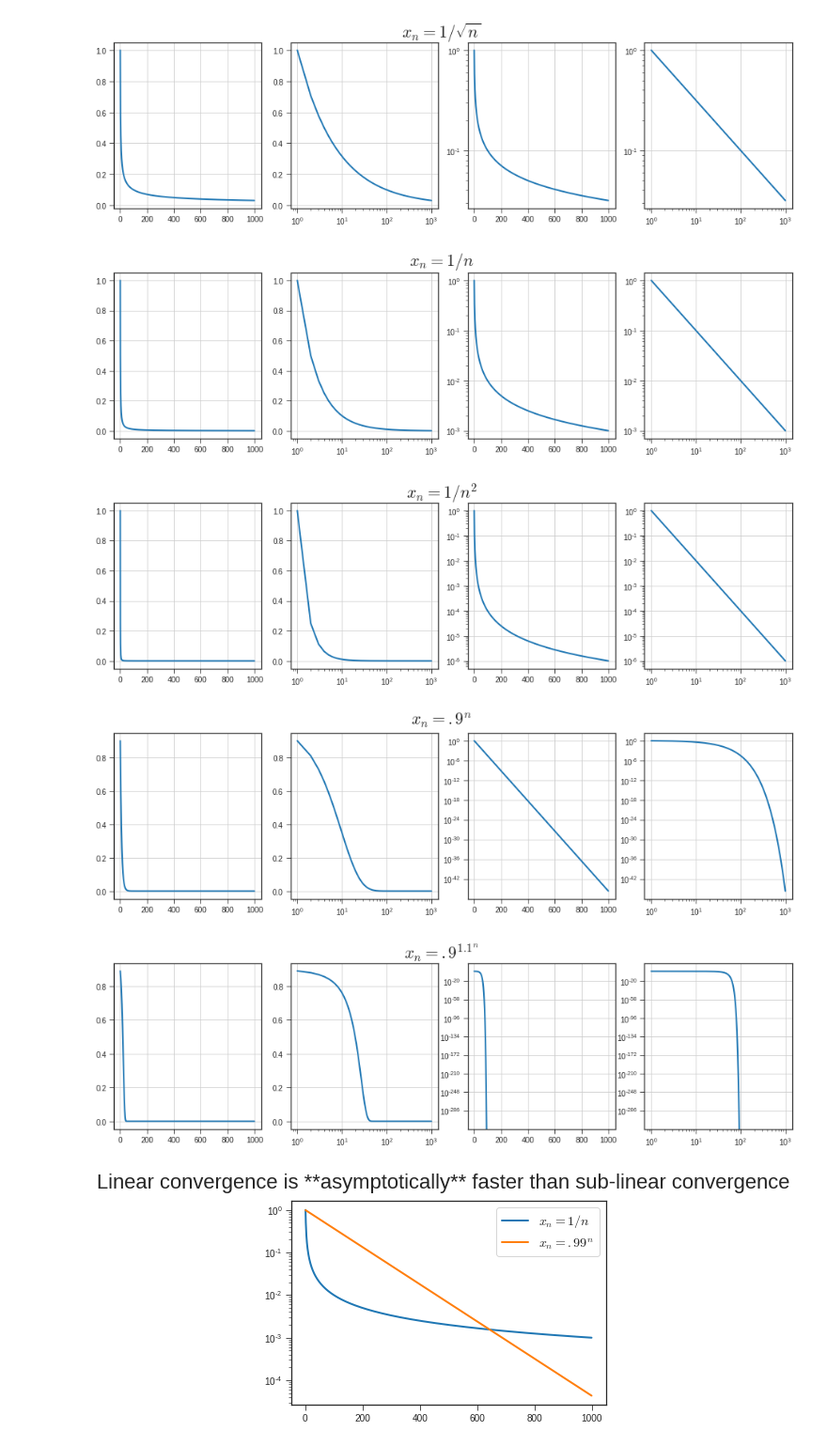
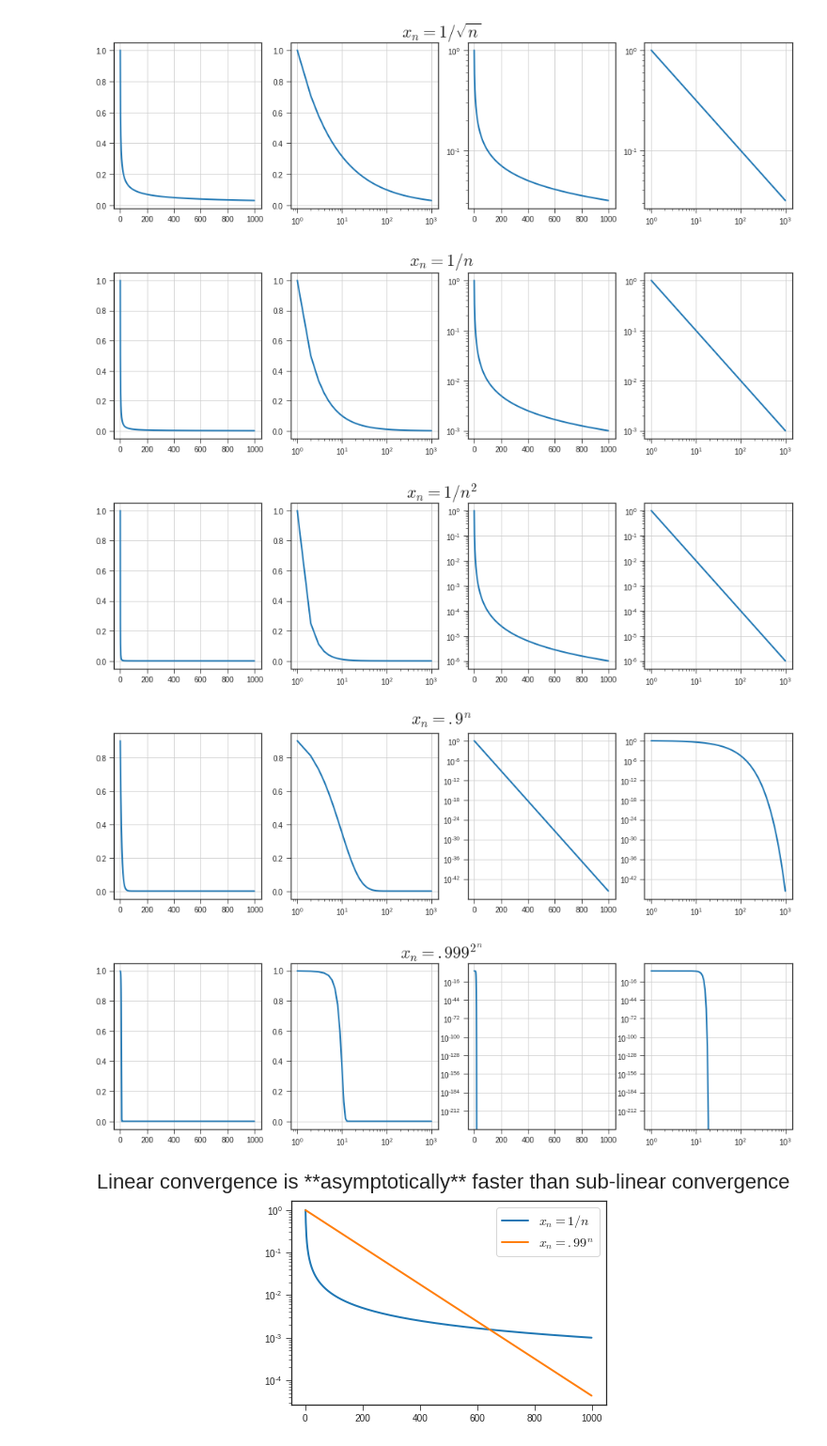
Before and after one commit to stephenbeckr/numerical-analysis-class, a Jupyter notebook: Demos/Ch1_RatesOfConvergence.ipynb, the cells around one changed output. Shown at 94% size. Drawn from its saved outputs; the diff is of its cells as text; code cells hidden in the pictures.

```diff
--- a/Demos/Ch1_RatesOfConvergence.ipynb
+++ b/Demos/Ch1_RatesOfConvergence.ipynb
@@ -20,26 +28,26 @@ $x_n = c^{d^n}$ is **quadratically** convergent (this looks like linear converge
 # %%
 def makePlots( fcn, name):
   fig, axs = plt.subplots(1,4)
   fig.set_size_inches(16,4)
   for i in range(4):
     axs[i].plot( n,fcn(n),linewidth=2.0)
     axs[i].grid()
   axs[1].set_xscale('log')
   axs[2].set_yscale('log')
   axs[3].set_xscale('log')
   axs[3].set_yscale('log')
   fig.suptitle(name,fontsize=22);
 makePlots( lambda n: 1/np.sqrt(n), r'$x_n = 1/\sqrt{n}$')
 makePlots( lambda n: 1/n, r'$x_n = 1/n$')
 makePlots( lambda n: 1/(n**2), r'$x_n = 1/n^2$')
 makePlots( lambda n: .9**n, r'$x_n = .9^n$')
-makePlots( lambda n: (.9)**(1.1**n), r'$x_n = .9^{1.1^n}$')
+makePlots( lambda n: (.999)**(2**n), r'$x_n = .999^{2^n}$')
 # %% [output]
 [figure]
 [figure]
 [figure]
 [figure]
-[figure, old version]
+[figure, new version]
 # %%
 # Comparing the rates
 
```
Also changed, not shown: parts of 1 cell of this notebook.
